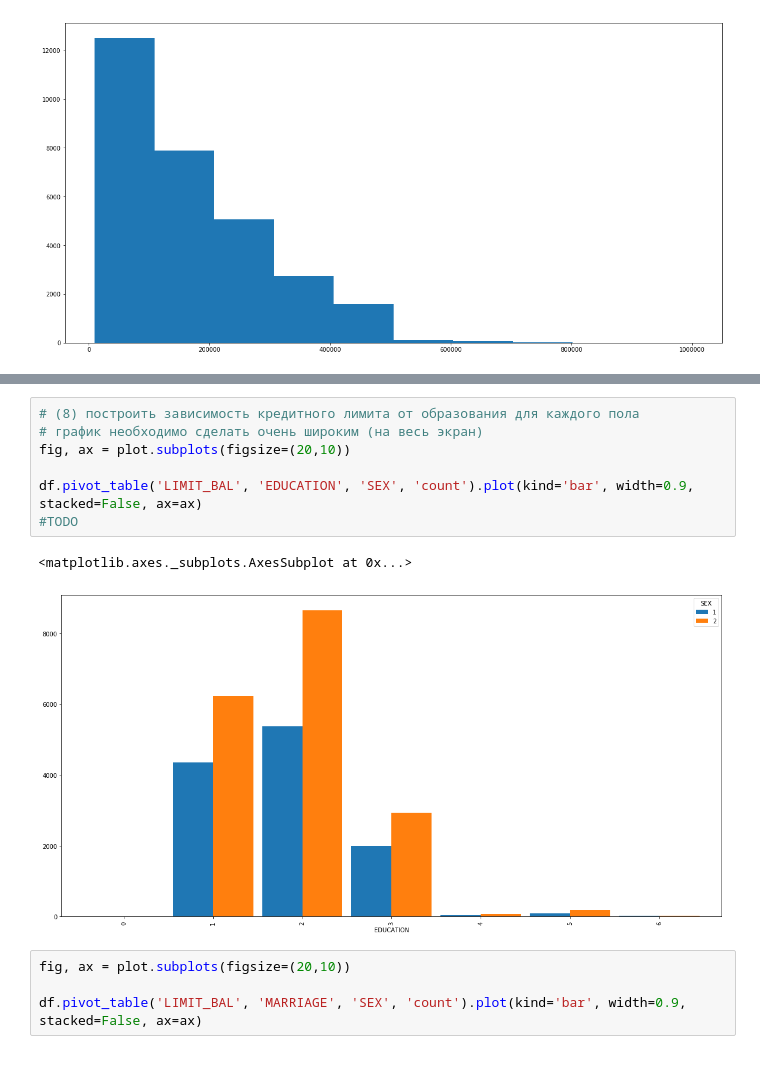
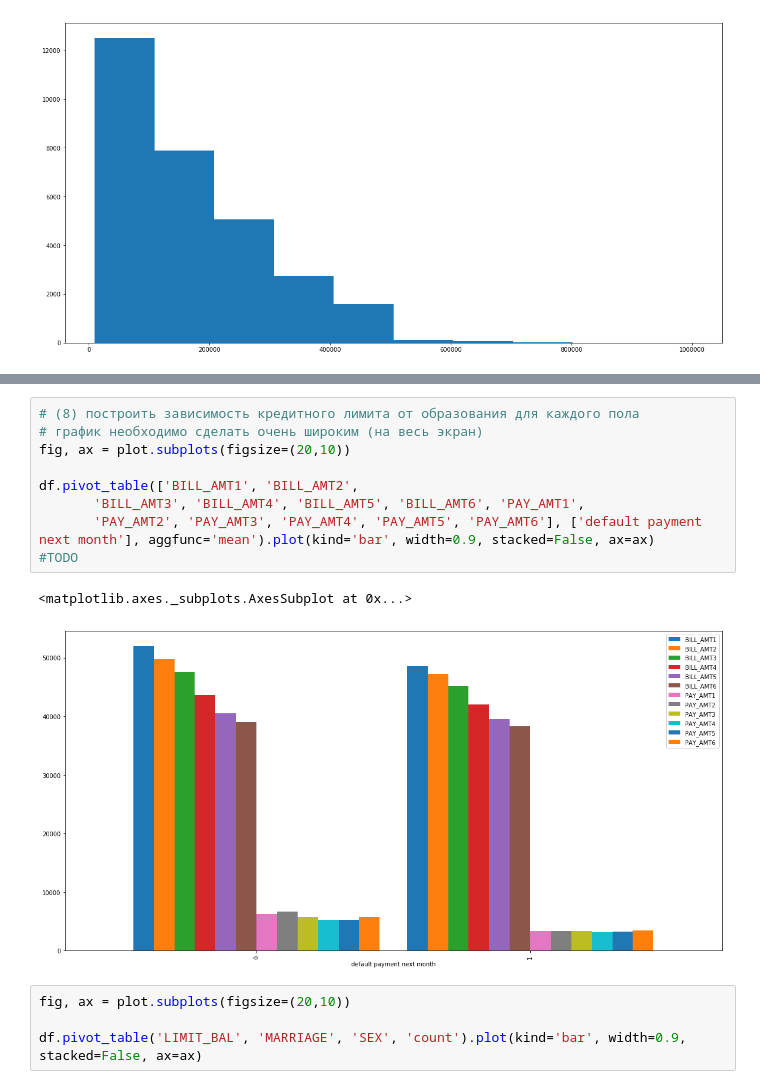
Before and after one commit to ProSerg/SkillFactory, a Jupyter notebook: ML/sfml/hw_01/hw1-task.ipynb, the cells around one changed output, grey strips where cells are left out. Saved outputs shown, nothing was run; the diff lists cells and outputs as text.

```diff
--- a/ML/sfml/hw_01/hw1-task.ipynb
+++ b/ML/sfml/hw_01/hw1-task.ipynb
@@ -158,13 +233,15 @@ plot.hist(list(df['LIMIT_BAL']))
 # %%
 # (8) построить зависимость кредитного лимита от образования для каждого пола
 # график необходимо сделать очень широким (на весь экран)
 fig, ax = plot.subplots(figsize=(20,10))
 
-df.pivot_table('LIMIT_BAL', 'EDUCATION', 'SEX', 'count').plot(kind='bar', width=0.9, stacked=False, ax=ax)
+df.pivot_table(['BILL_AMT1', 'BILL_AMT2',
+       'BILL_AMT3', 'BILL_AMT4', 'BILL_AMT5', 'BILL_AMT6', 'PAY_AMT1',
+       'PAY_AMT2', 'PAY_AMT3', 'PAY_AMT4', 'PAY_AMT5', 'PAY_AMT6'], ['default payment next month'], aggfunc='mean').plot(kind='bar', width=0.9, stacked=False, ax=ax)
 #TODO
 # %% [output]
 <matplotlib.axes._subplots.AxesSubplot at 0x...>
-[figure, old version]
+[figure, new version]
 # %%
 fig, ax = plot.subplots(figsize=(20,10))
 
```
Also changed, not shown: parts of 22 cells of this notebook.
